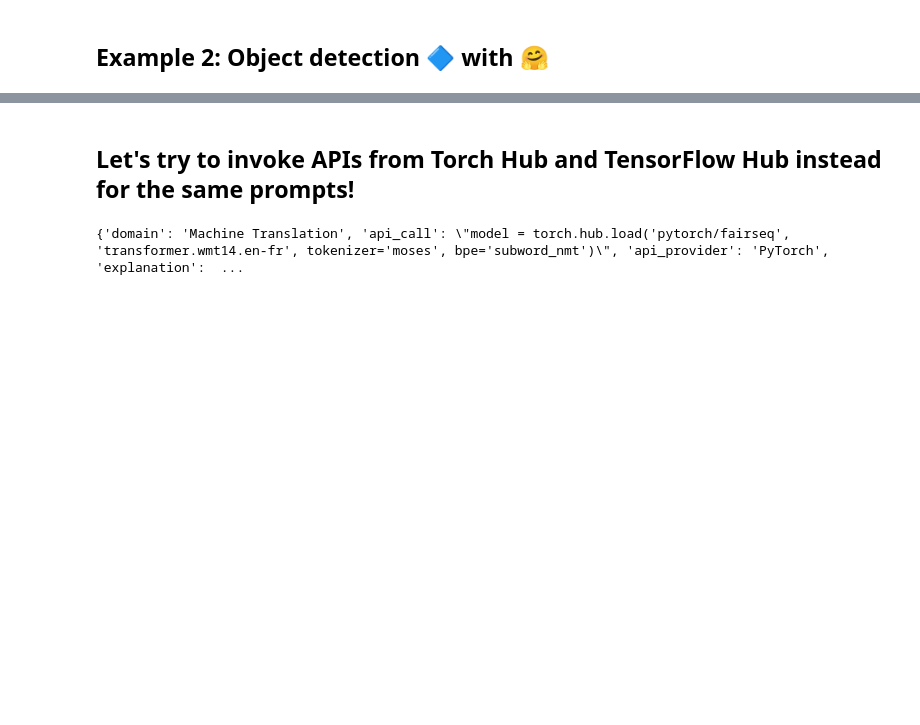
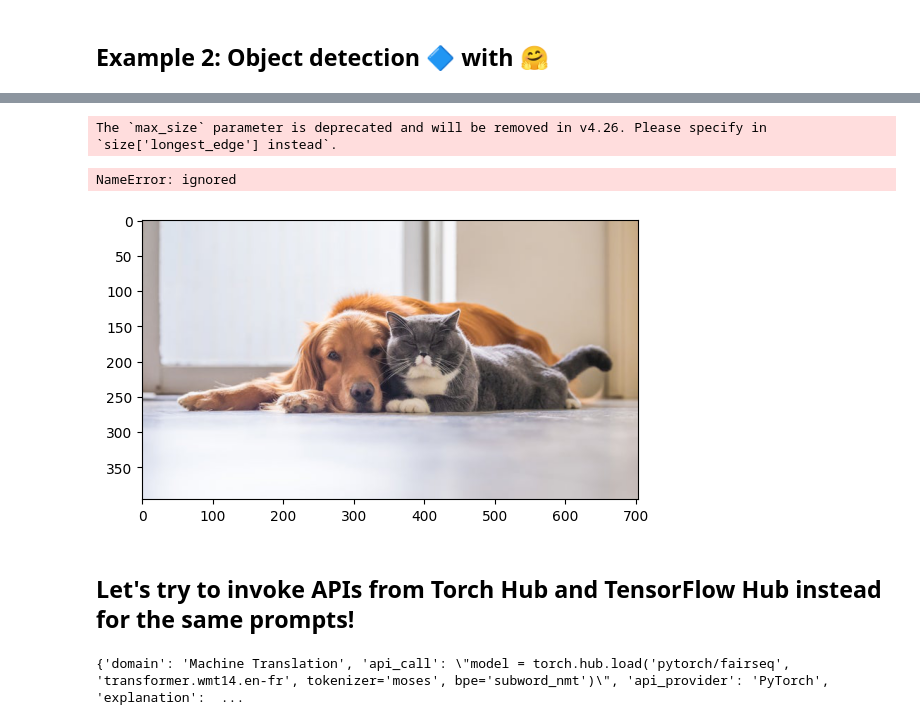
Before and after one commit to chenzubing/llm_mix, a Jupyter notebook: Gorilla_hosted.ipynb, the cells around one changed output, grey strips where cells are left out. Cells and saved outputs as stored; diff of their text form; code cells hidden in the pictures; blank space fills up the shorter version.

```diff
--- a/Gorilla_hosted.ipynb
+++ b/Gorilla_hosted.ipynb
@@ -89,0 +199,15 @@ print(get_gorilla_response(prompt, model="gorilla-7b-hf-v0"))
+# %%
+url = 'https://www.grxstatic.com/4f3rgqwzdznj/4IPtB6YNbhB6VKcH5c5wwS/4ddf7ad3cc59e8af7bf18fad0f2f0156/golden_retriever_gray_cat-1027475322.jpg?format=pjpg&auto=webp&width=704'
+# %%
+from transformers import DetrFeatureExtractor, DetrForObjectDetection
+import torch
+import requests
+from PIL import Image
+# url = 'https://example.com/image.jpg'  # Replace with your image URL
+image = Image.open(requests.get(url, stream=True).raw)
+model = DetrForObjectDetection.from_pretrained('facebook/detr-resnet-50')
+feature_extractor = DetrFeatureExtractor.from_pretrained('facebook/detr-resnet-50')
+inputs = feature_extractor(images=image, return_tensors='pt')
+outputs = model(**inputs)
+# %% [output]
+The `max_size` parameter is deprecated and will be removed in v4.26. Please specify in `size['longest_edge'] instead`.
@@ -90,3 +216,54 @@ print(get_gorilla_response(prompt, model="gorilla-7b-hf-v0"))
+# %%
+from transformers import DetrFeatureExtractor, DetrForObjectDetection
+import torch
+import requests
+from PIL import Image
+
+# Set the URL of the image you want to detect objects in.
+# url = 'https://example.com/image.jpg'
+
+# Download the image and open it in PIL.
+image = Image.open(requests.get(url, stream=True).raw)
+
+# Create a DetrForObjectDetection model and a DetrFeatureExtractor.
+model = DetrForObjectDetection.from_pretrained('facebook/detr-resnet-50')
+feature_extractor = DetrFeatureExtractor.from_pretrained('facebook/detr-resnet-50')
+
+# Convert the image to a PyTorch tensor.
+inputs = feature_extractor(images=image, return_tensors='pt')
+
+# Get the object detection results from the model.
+outputs = model(**inputs)
+
+# Process the outputs
+probas = outputs.logits.softmax(-1)
+keep = probas.max(-1).values > 0.85  # You can adjust the threshold
+
+probas_to_keep = probas[keep]
+boxes_to_keep = outputs.pred_boxes[keep]
+
+# Display the image
+fig, ax = plt.subplots(1)
+ax.imshow(image)
+
+# Draw bounding boxes and labels
+for prob, box in zip(probas_to_keep, boxes_to_keep):
+    label = prob.argmax()
+    score = prob[label]
+    # label_name = COCO_CLASSES[label]
+
+    # Create a Rectangle patch
+    rect = patches.Rectangle((box[0], box[1]), box[2]-box[0], box[3]-box[1], linewidth=1, edgecolor='r', facecolor='none')
+
+    # Add the patch to the Axes
+    ax.add_patch(rect)
+
+    # plt.text(box[0], box[1], f'{label_name} {score:.2f}', bbox=dict(facecolor='yellow', alpha=0.5))
+
+plt.show()
+# %% [output]
+NameError: ignored
+[figure, added]
 # %% [markdown]
 ## Let's try to invoke APIs from Torch Hub and TensorFlow Hub instead for the same prompts!
 # %%
```
Also changed, not shown: parts of 11 cells of this notebook.
